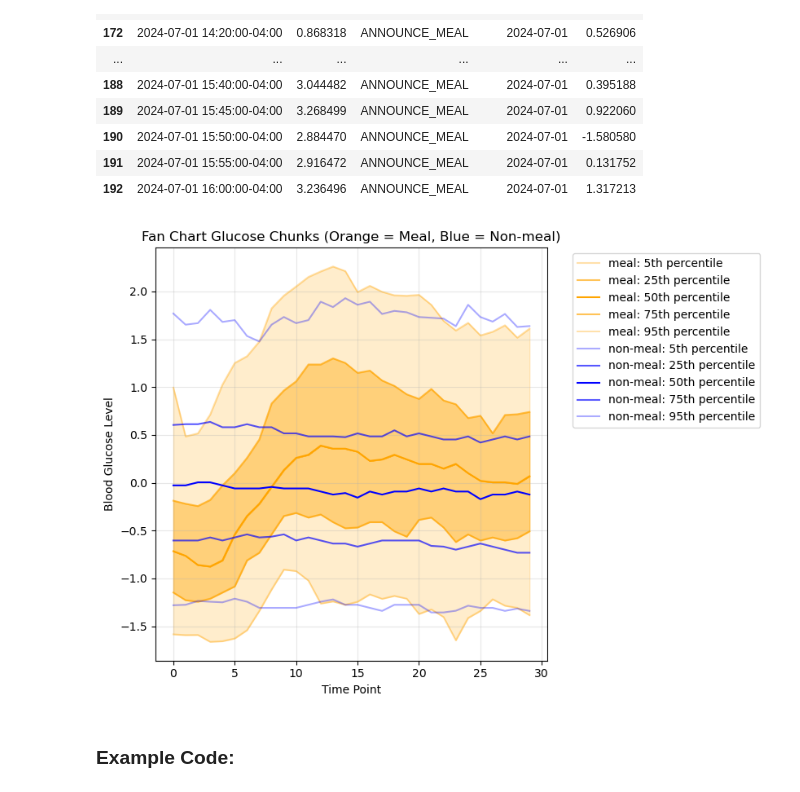
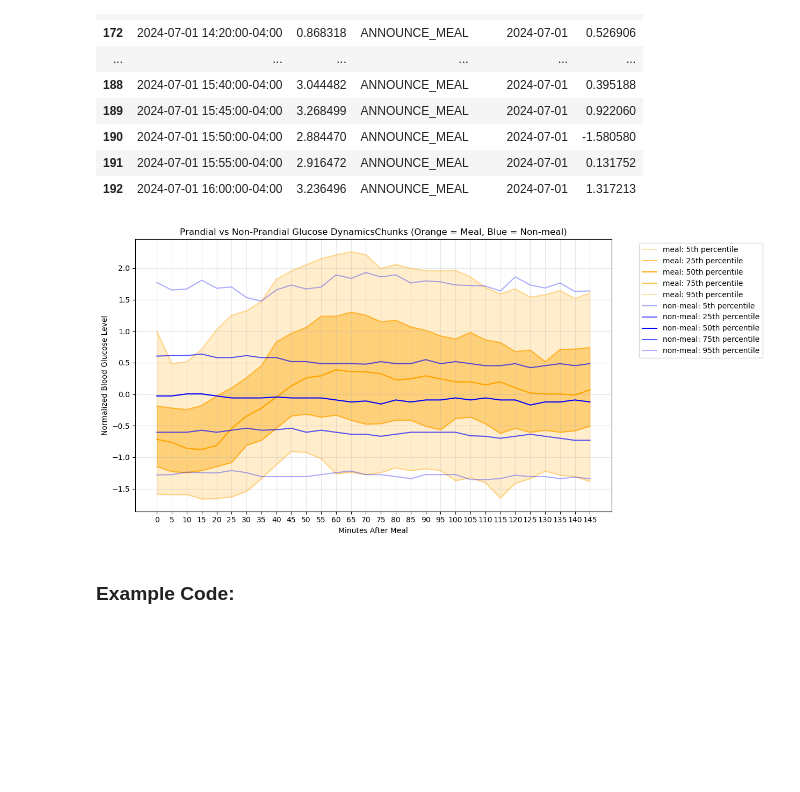
Before and after one commit to RobotPsychologist/bg_control, a Jupyter notebook: 0_meal_identification/meal_identification/notebooks/1.04-tc-change-point-plot.ipynb, the cells around one changed output. Saved outputs shown, nothing was run; the diff lists cells and outputs as text; code cells hidden in the pictures; blank space fills up the shorter version.

Commit message:
Changed the labeling of the axes made better presentation.

```diff
--- a/0_meal_identification/meal_identification/notebooks/1.04-tc-change-point-plot.ipynb
+++ b/0_meal_identification/meal_identification/notebooks/1.04-tc-change-point-plot.ipynb
@@ -280,38 +280,43 @@ non_meal_plot = np.array(non_meal_plot)
 
 # Define the percentiles to plot
 percentiles = [5, 25, 50, 75, 95]
 
 # Calculate the percentiles for each timestep
 percentile_data_meal = np.nanpercentile(meal_plot, percentiles, axis=0)
 percentile_data_non_meal = np.nanpercentile(non_meal_plot, percentiles, axis=0)
 
-fig, ax = plt.subplots(figsize=(10, 6))
-plt.title('Fan Chart Glucose Chunks (Orange = Meal, Blue = Non-meal)')
-plt.xlabel('Time Point')
-plt.ylabel('Blood Glucose Level')
+fig, ax = plt.subplots(figsize=(15, 6))
+plt.title('Prandial vs Non-Prandial Glucose DynamicsChunks (Orange = Meal, Blue = Non-meal)')
+plt.xlabel('Minutes After Meal')
+plt.ylabel('Normalized Blood Glucose Level')
 plt.grid(True, alpha=0.3)
 
 # Define alpha values for the filled areas
 alpha_values = [0.33, 0.66, 1, 0.66, 0.33]
 
 for i, percentile in enumerate(percentiles):
     ax.plot(range(chunk_length), percentile_data_meal[i, :], label=f'meal: {percentile}th percentile', color='orange', alpha=alpha_values[i])
 
 for i, percentile in enumerate(percentiles):
     ax.plot(range(chunk_length), percentile_data_non_meal[i, :], label=f'non-meal: {percentile}th percentile', color='blue', alpha=alpha_values[i])
 
 
 ax.fill_between(range(chunk_length), percentile_data_meal[0, :], percentile_data_meal[-1, :], color='orange', alpha=0.2)
 ax.fill_between(range(chunk_length), percentile_data_meal[1, :], percentile_data_meal[-2, :], color='orange', alpha=0.4)
 ax.fill_between(range(chunk_length), percentile_data_meal[2, :], percentile_data_meal[2, :], color='orange', alpha=0.6)
 
+# Set the x-tick labels to be multiplied by 5
+xticks = np.arange(0, chunk_length, step=1)
+ax.set_xticks(xticks)
+ax.set_xticklabels(xticks * 5)
+
 
 ax.legend(bbox_to_anchor=(1.05, 1), loc='upper left')
 
 # Adjust layout to make room for the legend
 plt.tight_layout(rect=[0, 0, 0.85, 1])
 # %% [output]
-[figure, old version]
+[figure, new version]
 # %% [markdown]
 ### Example Code:
 # %%
```
